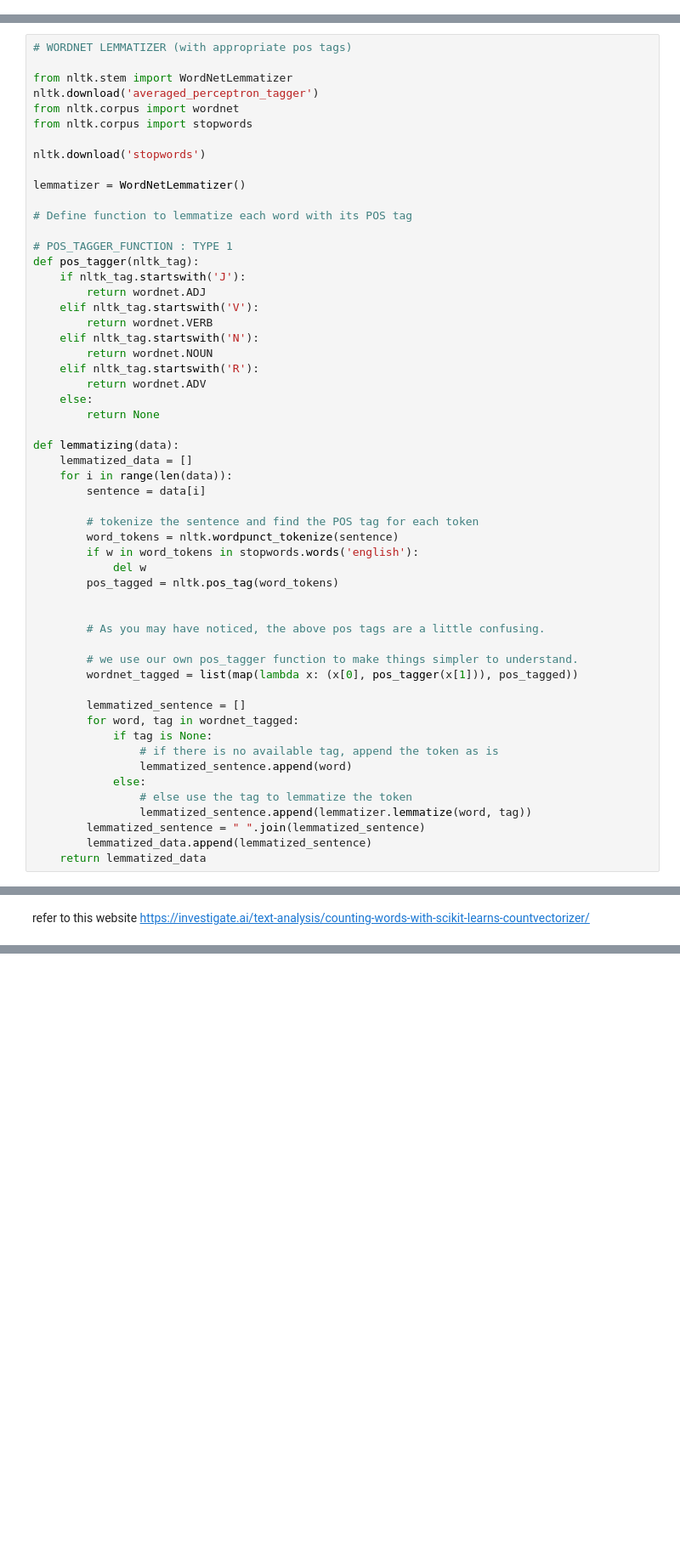
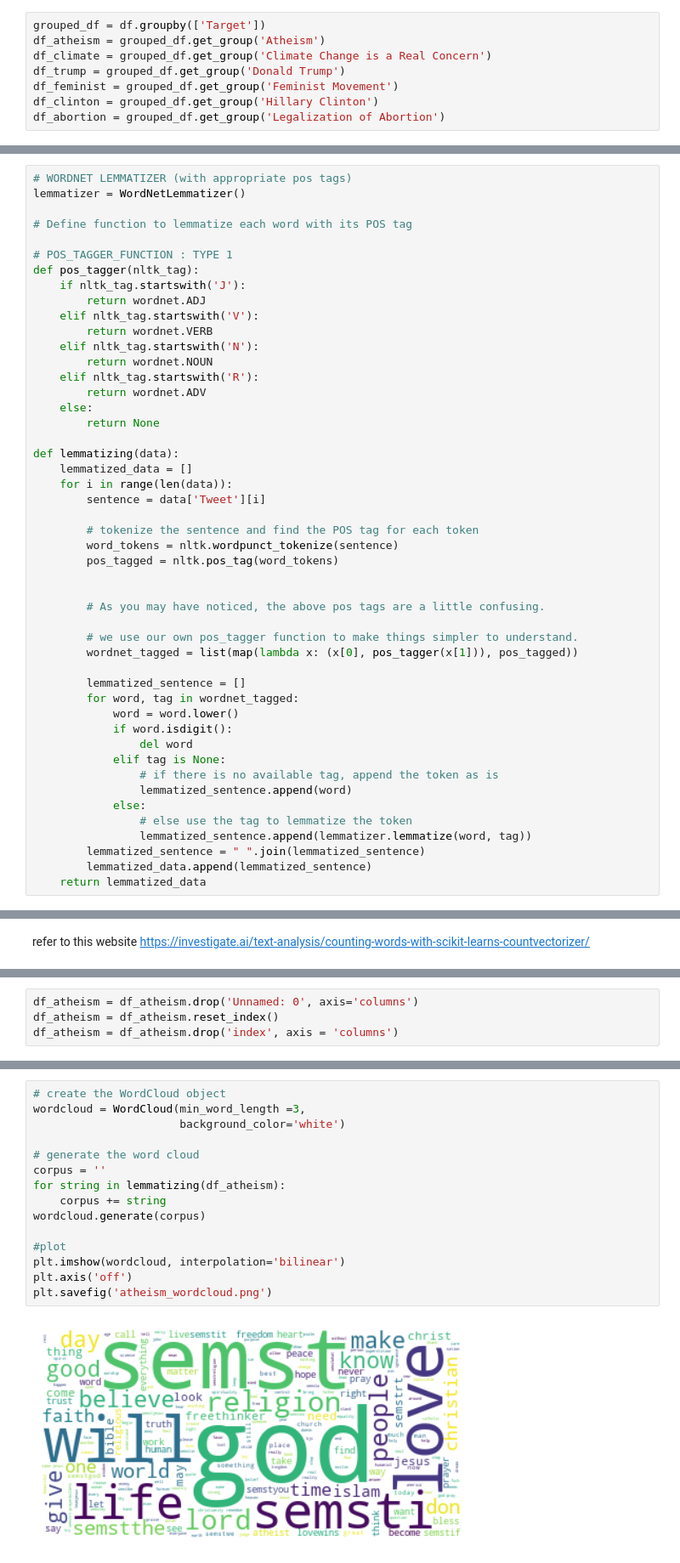
Before and after one commit to lex734/stancedetection, a Jupyter notebook: BOW vectorizer.ipynb, the cells around one changed output, grey strips where cells are left out. Shown at 85% size. Cells and saved outputs as stored; diff of their text form; blank space fills up the shorter version.

```diff
--- a/BOW vectorizer.ipynb
+++ b/BOW vectorizer.ipynb
@@ -33,3 +42,11 @@ for k in range(len(df)):
+# %%
+grouped_df = df.groupby(['Target'])
+df_atheism = grouped_df.get_group('Atheism')
+df_climate = grouped_df.get_group('Climate Change is a Real Concern')
+df_trump = grouped_df.get_group('Donald Trump')
+df_feminist = grouped_df.get_group('Feminist Movement')
+df_clinton = grouped_df.get_group('Hillary Clinton')
+df_abortion = grouped_df.get_group('Legalization of Abortion')
 # %%
 pip install nltk
 # %% [output]
@@ -44,13 +105,5 @@ import nltk
 # %%
 # WORDNET LEMMATIZER (with appropriate pos tags)
-
-from nltk.stem import WordNetLemmatizer
-nltk.download('averaged_perceptron_tagger')
-from nltk.corpus import wordnet
-from nltk.corpus import stopwords
-
-nltk.download('stopwords')
-
 lemmatizer = WordNetLemmatizer()
 
 # Define function to lemmatize each word with its POS tag
@@ -71,12 +124,10 @@ def pos_tagger(nltk_tag):
 def lemmatizing(data):
     lemmatized_data = []
     for i in range(len(data)):
-        sentence = data[i]
+        sentence = data['Tweet'][i]
 
         # tokenize the sentence and find the POS tag for each token
         word_tokens = nltk.wordpunct_tokenize(sentence)
-        if w in word_tokens in stopwords.words('english'):
-            del w
         pos_tagged = nltk.pos_tag(word_tokens)
 
 
@@ -87,7 +138,10 @@ def lemmatizing(data):
 
         lemmatized_sentence = []
         for word, tag in wordnet_tagged:
-            if tag is None:
+            word = word.lower()
+            if word.isdigit():
+                del word
+            elif tag is None:
                 # if there is no available tag, append the token as is
                 lemmatized_sentence.append(word)
             else:
@@ -121,0 +174,4 @@ def n_top_words(count_table, n):
+# %%
+df_atheism = df_atheism.drop('Unnamed: 0', axis='columns')
+df_atheism = df_atheism.reset_index()
+df_atheism = df_atheism.drop('index', axis = 'columns')
@@ -121,0 +216,17 @@ def n_top_words(count_table, n):
+# %%
+# create the WordCloud object
+wordcloud = WordCloud(min_word_length =3,
+                      background_color='white')
+
+# generate the word cloud
+corpus = ''
+for string in lemmatizing(df_atheism):
+    corpus += string
+wordcloud.generate(corpus)
+
+#plot
+plt.imshow(wordcloud, interpolation='bilinear')
+plt.axis('off')
+plt.savefig('atheism_wordcloud.png')
+# %% [output]
+[figure, added]
```
Also changed, not shown: parts of 33 cells of this notebook, 7 other files.
